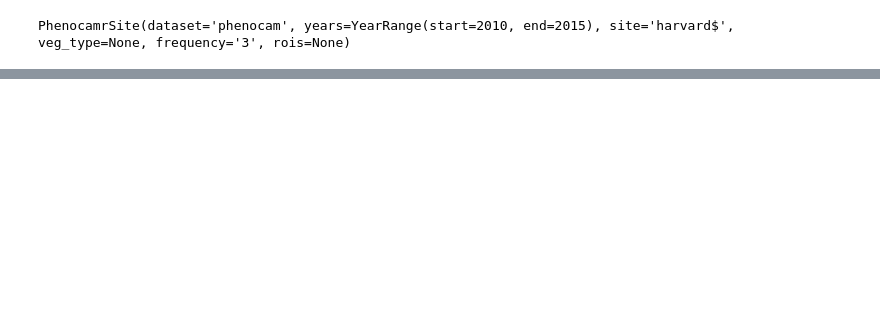
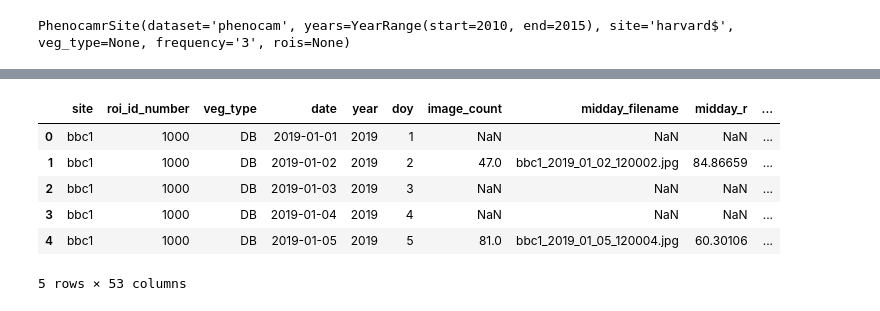
Before and after one commit to phenology/springtime, a Jupyter notebook: docs/notebooks/datasets_phenocam.ipynb, the cells around one changed output, grey strips where cells are left out. Drawn from its saved outputs; the diff is of its cells as text; code cells hidden in the pictures; blank space fills up the shorter version.

Commit message:
Add geometry to datasets (#117)
Co-authored-by: Stefan Verhoeven <s.verhoeven@esciencecenter.nl>

```diff
--- a/docs/notebooks/datasets_phenocam.ipynb
+++ b/docs/notebooks/datasets_phenocam.ipynb
@@ -49,0 +48,3 @@ df.head()
+# %%
+dataset = PhenocamrBoundingBox(area={'name': 'harvard', 'bbox': [-73, 42, -72, 43]}, years=[2019, 2020])
+dataset
@@ -49,0 +74,12 @@ df.head()
+# %%
+# Load downloded dataset as a dataframe
+df = dataset.load()
+df.head()
+# %% [output]
+|  | site | roi_id_number | veg_type | date | year | doy | image_count | midday_filename | midday_r | ... |
+| 0 | bbc1 | 1000 | DB | 2019-01-01 | 2019 | 1 | NaN | NaN | NaN | ... |
+| 1 | bbc1 | 1000 | DB | 2019-01-02 | 2019 | 2 | 47.0 | bbc1_2019_01_02_120002.jpg | 84.86659 | ... |
+| 2 | bbc1 | 1000 | DB | 2019-01-03 | 2019 | 3 | NaN | NaN | NaN | ... |
+| 3 | bbc1 | 1000 | DB | 2019-01-04 | 2019 | 4 | NaN | NaN | NaN | ... |
+| 4 | bbc1 | 1000 | DB | 2019-01-05 | 2019 | 5 | 81.0 | bbc1_2019_01_05_120004.jpg | 60.30106 | ... |
+5 rows × 53 columns
```
Also changed, not shown: parts of 9 cells of this notebook, 11 other files.
